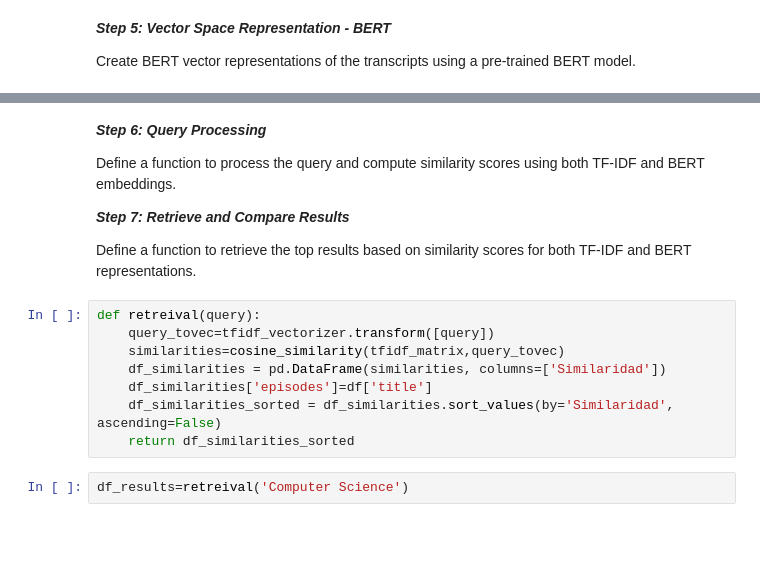
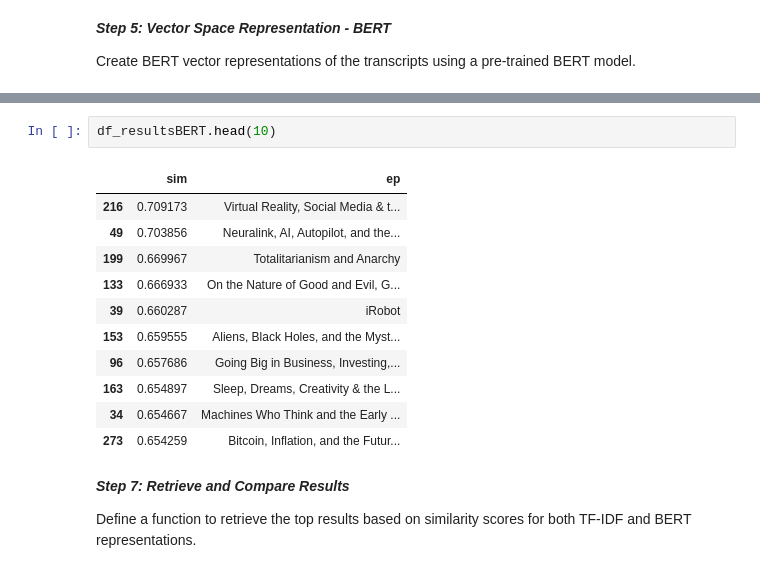
Before and after one commit to Pinkylml/Recuperaci-n-de-la-informacion-deberes, a Jupyter notebook: Homeworks/week11/podcast_ir.ipynb, the cells around one changed output, grey strips where cells are left out. Drawn from its saved outputs; the diff is of its cells as text; blank space fills up the shorter version.

```diff
--- a/Homeworks/week11/podcast_ir.ipynb
+++ b/Homeworks/week11/podcast_ir.ipynb
@@ -98,19 +206,18 @@ Create BERT vector representations of the transcripts using a pre-trained BERT m
+# %%
+df_resultsBERT.head(10)
+# %% [output]
+|  | sim | ep |
+| 216 | 0.709173 | Virtual Reality, Social Media & t... |
+| 49 | 0.703856 | Neuralink, AI, Autopilot, and the... |
+| 199 | 0.669967 | Totalitarianism and Anarchy |
+| 133 | 0.666933 | On the Nature of Good and Evil, G... |
+| 39 | 0.660287 | iRobot |
+| 153 | 0.659555 | Aliens, Black Holes, and the Myst... |
+| 96 | 0.657686 | Going Big in Business, Investing,... |
+| 163 | 0.654897 | Sleep, Dreams, Creativity & the L... |
+| 34 | 0.654667 | Machines Who Think and the Early ... |
+| 273 | 0.654259 | Bitcoin, Inflation, and the Futur... |
 # %% [markdown]
-***Step 6: Query Processing***
-
-Define a function to process the query and compute similarity scores using both TF-IDF and BERT embeddings.
-
-
 ***Step 7: Retrieve and Compare Results***
 
 Define a function to retrieve the top results based on similarity scores for both TF-IDF and BERT representations.
-# %%
-def retreival(query):
-    query_tovec=tfidf_vectorizer.transform([query])
-    similarities=cosine_similarity(tfidf_matrix,query_tovec)
-    df_similarities = pd.DataFrame(similarities, columns=['Similaridad'])
-    df_similarities['episodes']=df['title']
-    df_similarities_sorted = df_similarities.sort_values(by='Similaridad', ascending=False)
-    return df_similarities_sorted
-# %%
-df_results=retreival('Computer Science')
```
Also changed, not shown: parts of 28 cells of this notebook, 1 other file.
